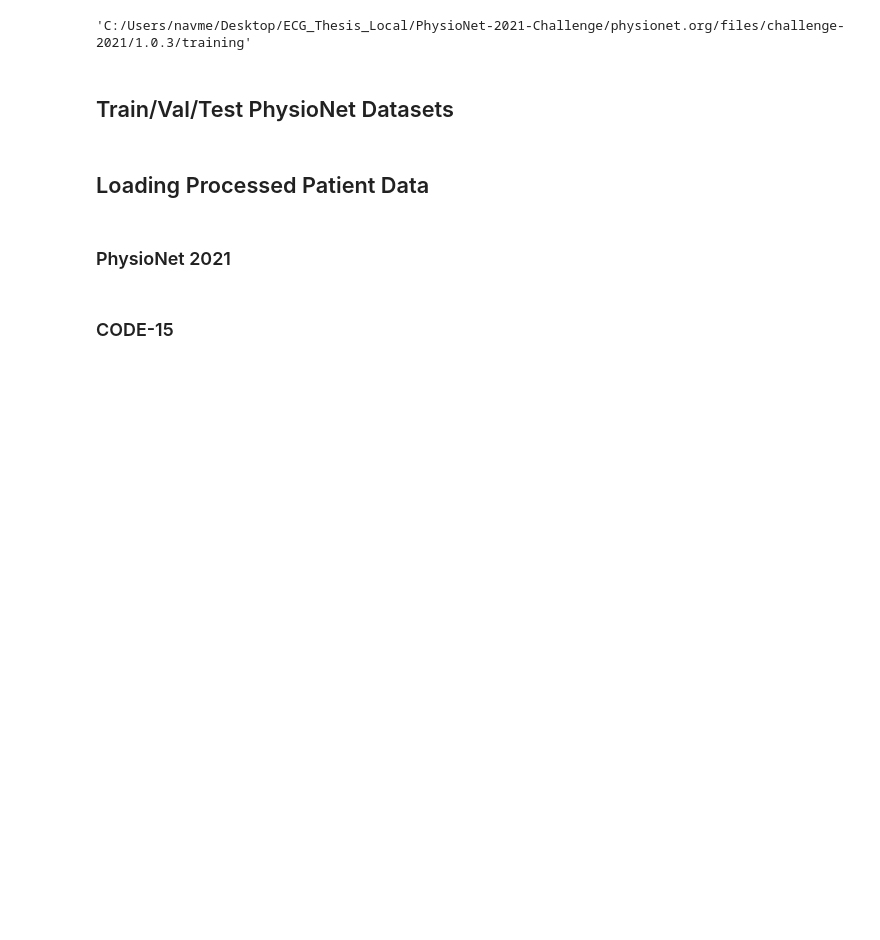
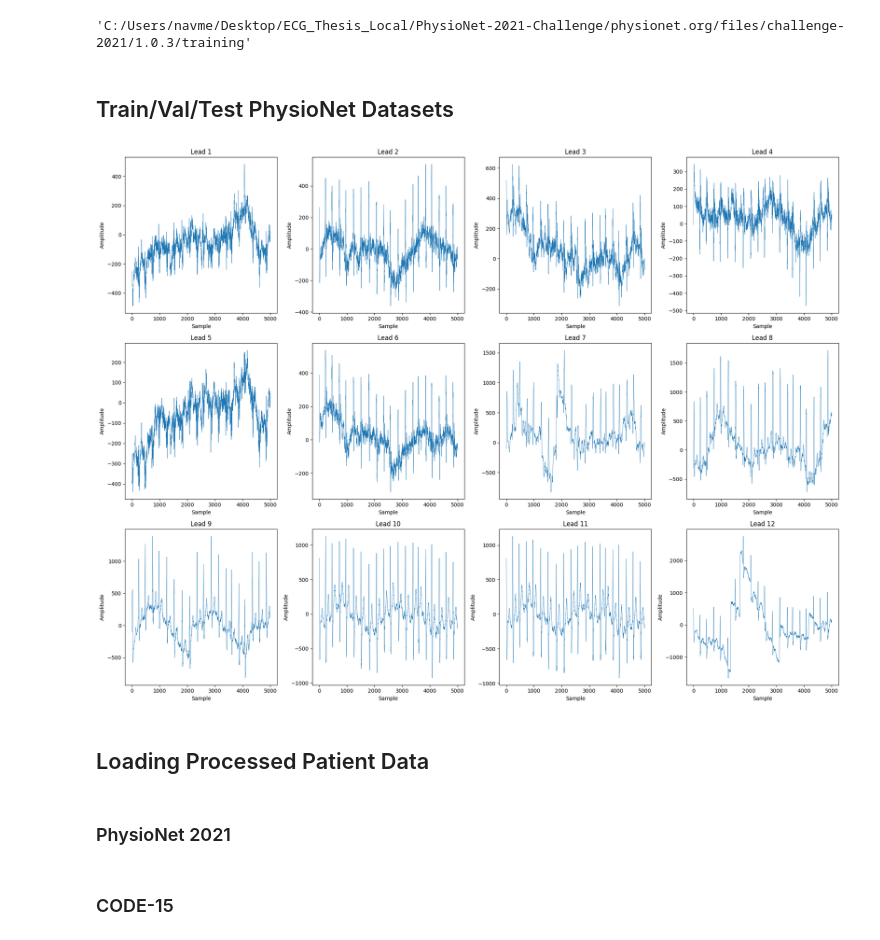
Before and after one commit to naavie/ECG_Project, a Jupyter notebook: Notebooks/PhysioNet2021(Current Ver).ipynb, the cells around one changed output. Saved outputs shown, nothing was run; the diff lists cells and outputs as text; code cells hidden in the pictures; blank space fills up the shorter version.

```diff
--- a/Notebooks/PhysioNet2021(Current Ver).ipynb
+++ b/Notebooks/PhysioNet2021(Current Ver).ipynb
@@ -82,6 +86,10 @@ train_set = PhysioNetDataset(PhysioNet_PATH, train=True)
 
 # Val
 val_set = PhysioNetDataset(PhysioNet_PATH, train=False)
+# %%
+train_set.plot_record(0)
+# %% [output]
+[figure, added]
 # %%
 # Example of ECG header data
 train_set[0][0]
```
Also changed, not shown: parts of 1 cell of this notebook, 1 other file.
